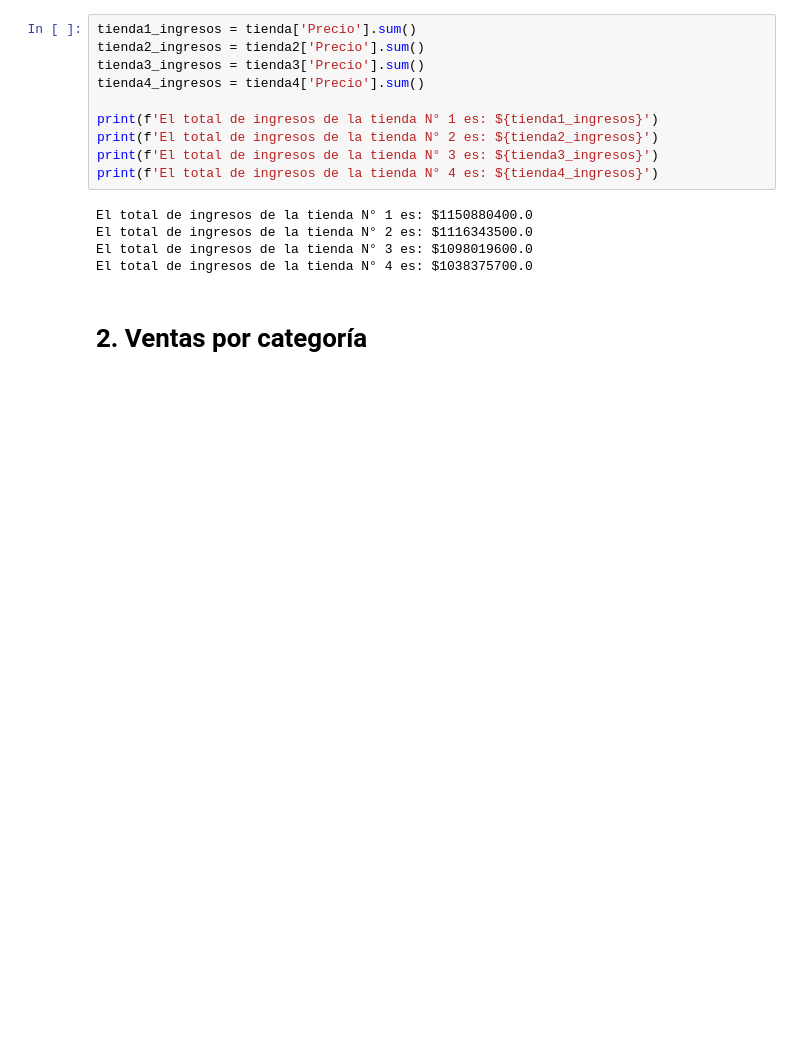
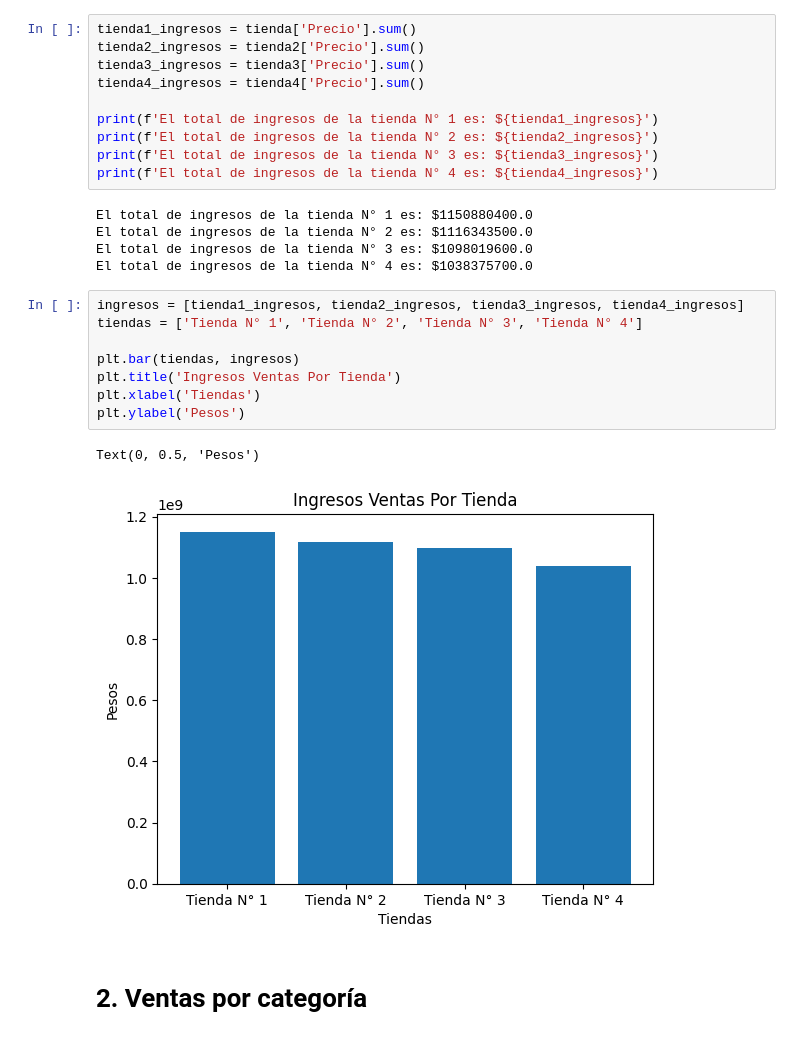
Before and after one commit to JoseIng-EO/challenge-alura-store, a Jupyter notebook: AluraStoreLatam.ipynb, the cells around one changed output. Drawn from its saved outputs; the diff is of its cells as text; blank space fills up the shorter version.

Commit message:
Gráfico para ingresos por tienda

```diff
--- a/AluraStoreLatam.ipynb
+++ b/AluraStoreLatam.ipynb
@@ -40,6 +41,17 @@ El total de ingresos de la tienda N° 1 es: $1150880400.0
 El total de ingresos de la tienda N° 2 es: $1116343500.0
 El total de ingresos de la tienda N° 3 es: $1098019600.0
 El total de ingresos de la tienda N° 4 es: $1038375700.0
+# %%
+ingresos = [tienda1_ingresos, tienda2_ingresos, tienda3_ingresos, tienda4_ingresos]
+tiendas = ['Tienda N° 1', 'Tienda N° 2', 'Tienda N° 3', 'Tienda N° 4']
+
+plt.bar(tiendas, ingresos)
+plt.title('Ingresos Ventas Por Tienda')
+plt.xlabel('Tiendas')
+plt.ylabel('Pesos')
+# %% [output]
+Text(0, 0.5, 'Pesos')
+[figure, added]
 # %% [markdown]
 # 2. Ventas por categoría
 # %% [markdown]
```
Also changed, not shown: parts of 1 cell of this notebook.
